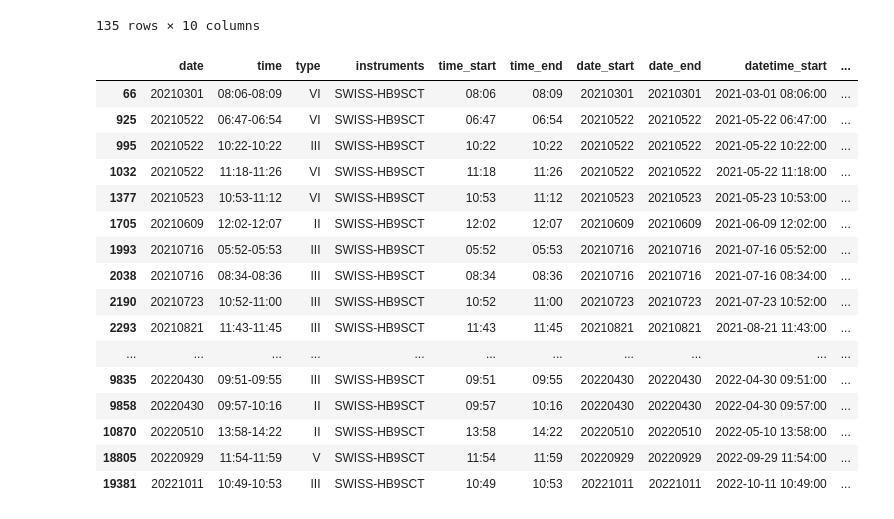
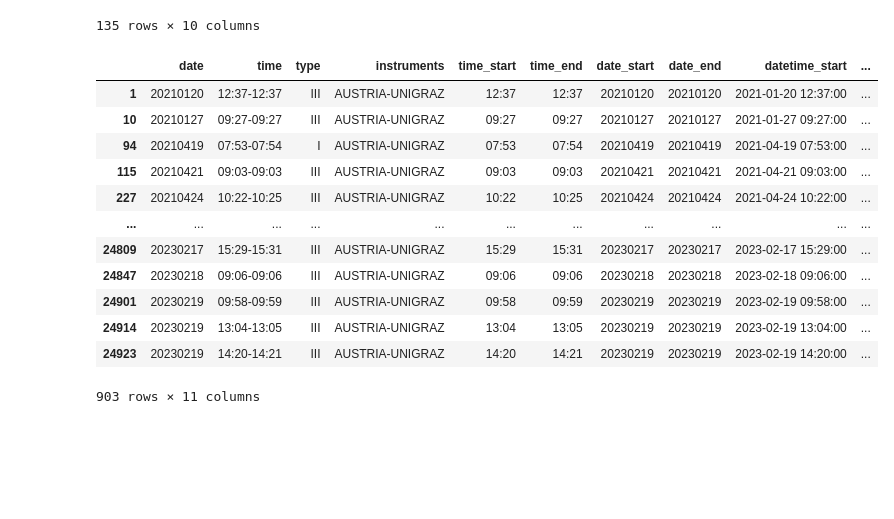
Before and after one commit to i4Ds/Radio-sunburst-labelcreation, a Jupyter notebook: burst_list_creation.ipynb, the cells around one changed output. Cells and saved outputs as stored; diff of their text form; code cells hidden in the pictures; blank space fills up the shorter version.

Commit message:
Added new burst list.

```diff
--- a/burst_list_creation.ipynb
+++ b/burst_list_creation.ipynb
@@ -179,25 +178,23 @@ burst_list[burst_list['instruments'].isna()]
 135 rows × 10 columns
 # %%
 burst_list = burst_list.dropna(subset=['instruments'])
+# %%
+burst_list['database_instrument_name'] = burst_list['instruments'].apply(lambda x: extract_instrument_name(x))
 # %%
-burst_list[burst_list.instruments.str.contains('HB9SCT')]
+burst_list[burst_list.instruments.str.contains('UNIGRAZ')]
 # %% [output]
 |  | date | time | type | instruments | time_start | time_end | date_start | date_end | datetime_start | ... |
-| 66 | 20210301 | 08:06-08:09 | VI | SWISS-HB9SCT | 08:06 | 08:09 | 20210301 | 20210301 | 2021-03-01 08:06:00 | ... |
-| 925 | 20210522 | 06:47-06:54 | VI | SWISS-HB9SCT | 06:47 | 06:54 | 20210522 | 20210522 | 2021-05-22 06:47:00 | ... |
-| 995 | 20210522 | 10:22-10:22 | III | SWISS-HB9SCT | 10:22 | 10:22 | 20210522 | 20210522 | 2021-05-22 10:22:00 | ... |
-| 1032 | 20210522 | 11:18-11:26 | VI | SWISS-HB9SCT | 11:18 | 11:26 | 20210522 | 20210522 | 2021-05-22 11:18:00 | ... |
-| 1377 | 20210523 | 10:53-11:12 | VI | SWISS-HB9SCT | 10:53 | 11:12 | 20210523 | 20210523 | 2021-05-23 10:53:00 | ... |
-| 1705 | 20210609 | 12:02-12:07 | II | SWISS-HB9SCT | 12:02 | 12:07 | 20210609 | 20210609 | 2021-06-09 12:02:00 | ... |
-| 1993 | 20210716 | 05:52-05:53 | III | SWISS-HB9SCT | 05:52 | 05:53 | 20210716 | 20210716 | 2021-07-16 05:52:00 | ... |
-| 2038 | 20210716 | 08:34-08:36 | III | SWISS-HB9SCT | 08:34 | 08:36 | 20210716 | 20210716 | 2021-07-16 08:34:00 | ... |
-| 2190 | 20210723 | 10:52-11:00 | III | SWISS-HB9SCT | 10:52 | 11:00 | 20210723 | 20210723 | 2021-07-23 10:52:00 | ... |
-| 2293 | 20210821 | 11:43-11:45 | III | SWISS-HB9SCT | 11:43 | 11:45 | 20210821 | 20210821 | 2021-08-21 11:43:00 | ... |
+| 1 | 20210120 | 12:37-12:37 | III | AUSTRIA-UNIGRAZ | 12:37 | 12:37 | 20210120 | 20210120 | 2021-01-20 12:37:00 | ... |
+| 10 | 20210127 | 09:27-09:27 | III | AUSTRIA-UNIGRAZ | 09:27 | 09:27 | 20210127 | 20210127 | 2021-01-27 09:27:00 | ... |
+| 94 | 20210419 | 07:53-07:54 | I | AUSTRIA-UNIGRAZ | 07:53 | 07:54 | 20210419 | 20210419 | 2021-04-19 07:53:00 | ... |
+| 115 | 20210421 | 09:03-09:03 | III | AUSTRIA-UNIGRAZ | 09:03 | 09:03 | 20210421 | 20210421 | 2021-04-21 09:03:00 | ... |
+| 227 | 20210424 | 10:22-10:25 | III | AUSTRIA-UNIGRAZ | 10:22 | 10:25 | 20210424 | 20210424 | 2021-04-24 10:22:00 | ... |
 | ... | ... | ... | ... | ... | ... | ... | ... | ... | ... | ... |
-| 9835 | 20220430 | 09:51-09:55 | III | SWISS-HB9SCT | 09:51 | 09:55 | 20220430 | 20220430 | 2022-04-30 09:51:00 | ... |
-| 9858 | 20220430 | 09:57-10:16 | II | SWISS-HB9SCT | 09:57 | 10:16 | 20220430 | 20220430 | 2022-04-30 09:57:00 | ... |
-| 10870 | 20220510 | 13:58-14:22 | II | SWISS-HB9SCT | 13:58 | 14:22 | 20220510 | 20220510 | 2022-05-10 13:58:00 | ... |
-| 18805 | 20220929 | 11:54-11:59 | V | SWISS-HB9SCT | 11:54 | 11:59 | 20220929 | 20220929 | 2022-09-29 11:54:00 | ... |
-| 19381 | 20221011 | 10:49-10:53 | III | SWISS-HB9SCT | 10:49 | 10:53 | 20221011 | 20221011 | 2022-10-11 10:49:00 | ... |
+| 24809 | 20230217 | 15:29-15:31 | III | AUSTRIA-UNIGRAZ | 15:29 | 15:31 | 20230217 | 20230217 | 2023-02-17 15:29:00 | ... |
+| 24847 | 20230218 | 09:06-09:06 | III | AUSTRIA-UNIGRAZ | 09:06 | 09:06 | 20230218 | 20230218 | 2023-02-18 09:06:00 | ... |
+| 24901 | 20230219 | 09:58-09:59 | III | AUSTRIA-UNIGRAZ | 09:58 | 09:59 | 20230219 | 20230219 | 2023-02-19 09:58:00 | ... |
+| 24914 | 20230219 | 13:04-13:05 | III | AUSTRIA-UNIGRAZ | 13:04 | 13:05 | 20230219 | 20230219 | 2023-02-19 13:04:00 | ... |
+| 24923 | 20230219 | 14:20-14:21 | III | AUSTRIA-UNIGRAZ | 14:20 | 14:21 | 20230219 | 20230219 | 2023-02-19 14:20:00 | ... |
+903 rows × 11 columns
 # %%
 burst_list.to_excel('burst_list.xlsx', index=False)
```
Also changed, not shown: parts of 3 cells of this notebook, 5 other files.
